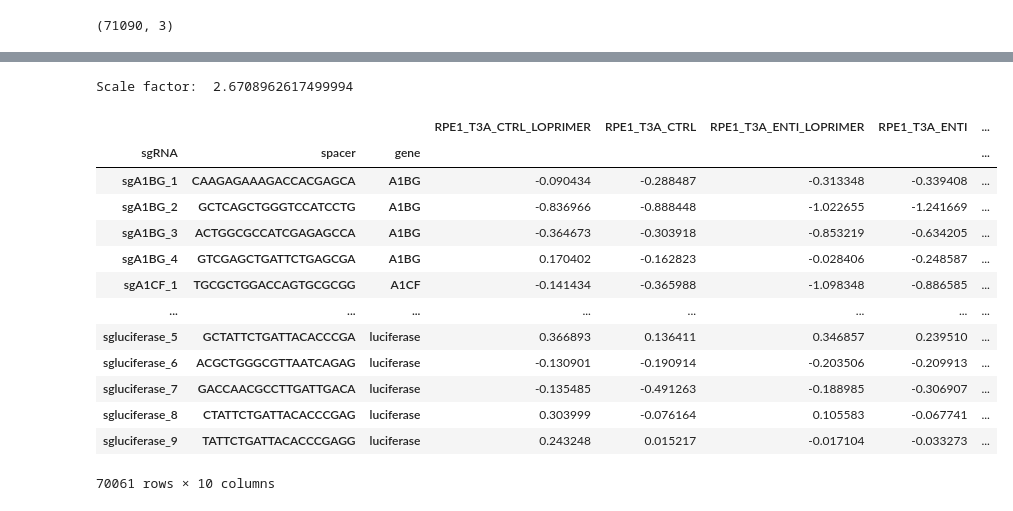
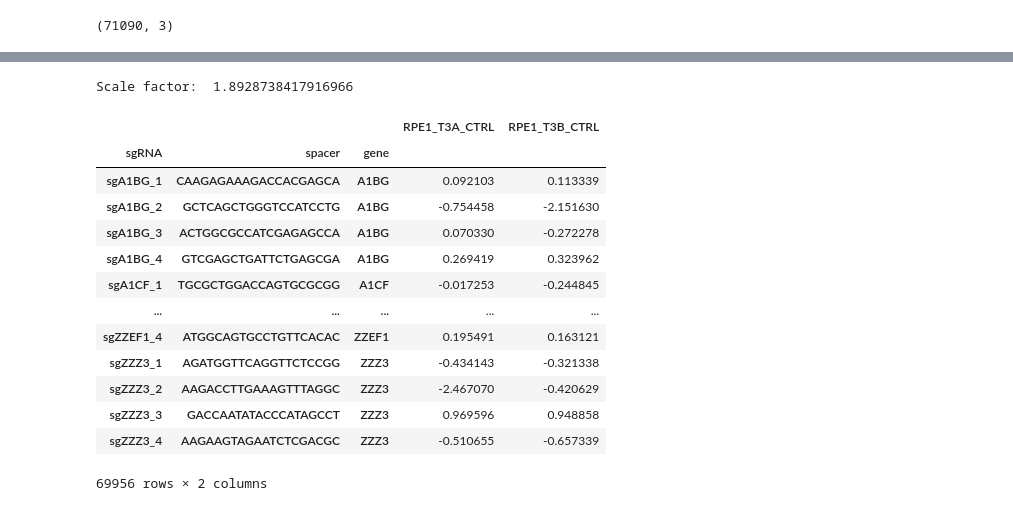
Before and after one commit to stefanusbernard/CRISPR-KO-library-survey, a Jupyter notebook: sgrna_logfc/normalize_tkov3_lfc.ipynb, the cells around one changed output, grey strips where cells are left out. Saved outputs shown, nothing was run; the diff lists cells and outputs as text; code cells hidden in the pictures.

```diff
--- a/sgrna_logfc/normalize_tkov3_lfc.ipynb
+++ b/sgrna_logfc/normalize_tkov3_lfc.ipynb
@@ -11,6 +11,9 @@ from function_to_normalize_sgrna_lfc import *
 # %%
 read_count = pd.read_csv("./tkov3_data/matrix-reads-by-gRNA-RPE1-drugZ.txt", sep ='\t')
 read_count[['gene', 'sgRNA']] = read_count['sgRNA'].str.split('_', n = 1, expand=True)
+
+# drop control genes (luciferase, LacZ, and EGPF)
+read_count = read_count[~read_count['gene'].str.contains('LacZ|luciferase|EGPF', case=False)]
 read_count = read_count.drop(columns=['GENE', 'gene'])
 read_count = read_count.rename(columns={'sgRNA':'spacer'})
 
@@ -18,8 +21,6 @@ read_count = read_count.rename(columns={'sgRNA':'spacer'})
 read_count = read_count[read_count['RPE1_T0'] > 30]
 
 # drop LOPRIMER data
-# read_count = read_count.drop(columns = ['RPE1_T3A_CTRL_LOPRIMER', 'RPE1_T3A_ENTI_LOPRIMER'])
-
-display(list(read_count))
-read_count
+read_count = read_count[['spacer', 'RPE1_T0', 'RPE1_T3A_CTRL', 'RPE1_T3B_CTRL']]
+display(read_count)
 # %% [output]
@@ -105,11 +94,7 @@ log_transformed_read_count
 # %%
-log_transformed_read_count_no_T0 = log_transformed_read_count.drop(columns=['RPE1_T0'])
+RPE1_T0 = log_transformed_read_count[['RPE1_T0']]
 
-# normalized the data across cell lines by centering around the median of guides targeting non-essential genes (in this case we cannot used control guides as it targets a gene instead of non-targeting)
-# controls in TKOv3 are EGFP, LacZ, and luciferase
-median_non_essential = np.median(log_transformed_read_count_no_T0[~log_transformed_read_count_no_T0.index.get_level_values(2).isin(list_common_essential)])
-display(median_non_essential)
-
-normalized_read_count = log_transformed_read_count_no_T0 - median_non_essential
-display(normalized_read_count)
+# Compute log-fold change relative to T0
+sgrna_lfc = log_transformed_read_count.drop(columns=['RPE1_T0']).subtract(RPE1_T0.values, axis = 0)
+sgrna_lfc
 # %% [output]
@@ -131,7 +115,7 @@ np.float64(7.658211482751795)
 # %%
-# compute sgRNA log fold change by subtracting the log-transformed normalized count from the plasmid library
-RPE1_T0 = log_transformed_read_count['RPE1_T0'] - median_non_essential
+# Center LFCs using non-essential guides
+non_essential_mask = ~log_transformed_read_count.index.get_level_values(2).isin(list_common_essential)
+median_non_essential = sgrna_lfc[non_essential_mask].median(axis=0)
 
-sgrna_lfc = normalized_read_count.subtract(RPE1_T0.values, axis=0)
-sgrna_lfc
+median_non_essential
 # %% [output]
@@ -152,10 +125,4 @@ sgrna_lfc
 # %%
-# check fold change of control sgRNAs
-# EGFP = sgrna_lfc[sgrna_lfc.index.get_level_values(2).isin(['EGFP'])].stack().values
-# LacZ = sgrna_lfc[sgrna_lfc.index.get_level_values(2).isin(['LacZ'])].stack().values
-# Luciferase = sgrna_lfc[sgrna_lfc.index.get_level_values(2).isin(['luciferase'])].stack().values
-
-# plt.boxplot([EGFP, LacZ, Luciferase], labels = ['EGFP', 'LacZ', 'luciferase'])
-# plt.axhline(y=0, color='r', linestyle='--')
-# plt.ylabel('read count of guides targeting control genes')
-# plt.show()
+# Subtract median of non-essential guides for each sample (normalized sgrna LFC)
+sgrna_lfc_normalized = sgrna_lfc - median_non_essential
+sgrna_lfc_normalized
@@ -162,23 +144,23 @@ sgrna_lfc
 # %%
 # scaled sgRNA log fold change by centering around the median LFC of guides targeting essential genes
-norm_sgrna_lfc_scaled, list_common_essential = scale_essential(sgrna_lfc)
+norm_sgrna_lfc_scaled, list_common_essential = scale_essential(sgrna_lfc_normalized)
 norm_sgrna_lfc_scaled
 # %% [output]
-Scale factor:  2.6708962617499994
+Scale factor:  1.8928738417916966
-|  |  |  | RPE1_T3A_CTRL_LOPRIMER | RPE1_T3A_CTRL | RPE1_T3A_ENTI_LOPRIMER | RPE1_T3A_ENTI | ... |
-| sgRNA | spacer | gene |  |  |  |  | ... |
-| sgA1BG_1 | CAAGAGAAAGACCACGAGCA | A1BG | -0.090434 | -0.288487 | -0.313348 | -0.339408 | ... |
-| sgA1BG_2 | GCTCAGCTGGGTCCATCCTG | A1BG | -0.836966 | -0.888448 | -1.022655 | -1.241669 | ... |
-| sgA1BG_3 | ACTGGCGCCATCGAGAGCCA | A1BG | -0.364673 | -0.303918 | -0.853219 | -0.634205 | ... |
-| sgA1BG_4 | GTCGAGCTGATTCTGAGCGA | A1BG | 0.170402 | -0.162823 | -0.028406 | -0.248587 | ... |
-| sgA1CF_1 | TGCGCTGGACCAGTGCGCGG | A1CF | -0.141434 | -0.365988 | -1.098348 | -0.886585 | ... |
-| ... | ... | ... | ... | ... | ... | ... | ... |
-| sgluciferase_5 | GCTATTCTGATTACACCCGA | luciferase | 0.366893 | 0.136411 | 0.346857 | 0.239510 | ... |
-| sgluciferase_6 | ACGCTGGGCGTTAATCAGAG | luciferase | -0.130901 | -0.190914 | -0.203506 | -0.209913 | ... |
-| sgluciferase_7 | GACCAACGCCTTGATTGACA | luciferase | -0.135485 | -0.491263 | -0.188985 | -0.306907 | ... |
-| sgluciferase_8 | CTATTCTGATTACACCCGAG | luciferase | 0.303999 | -0.076164 | 0.105583 | -0.067741 | ... |
-| sgluciferase_9 | TATTCTGATTACACCCGAGG | luciferase | 0.243248 | 0.015217 | -0.017104 | -0.033273 | ... |
+|  |  |  | RPE1_T3A_CTRL | RPE1_T3B_CTRL |
+| sgRNA | spacer | gene |  |  |
+| sgA1BG_1 | CAAGAGAAAGACCACGAGCA | A1BG | 0.092103 | 0.113339 |
+| sgA1BG_2 | GCTCAGCTGGGTCCATCCTG | A1BG | -0.754458 | -2.151630 |
+| sgA1BG_3 | ACTGGCGCCATCGAGAGCCA | A1BG | 0.070330 | -0.272278 |
+| sgA1BG_4 | GTCGAGCTGATTCTGAGCGA | A1BG | 0.269419 | 0.323962 |
+| sgA1CF_1 | TGCGCTGGACCAGTGCGCGG | A1CF | -0.017253 | -0.244845 |
+| ... | ... | ... | ... | ... |
+| sgZZEF1_4 | ATGGCAGTGCCTGTTCACAC | ZZEF1 | 0.195491 | 0.163121 |
+| sgZZZ3_1 | AGATGGTTCAGGTTCTCCGG | ZZZ3 | -0.434143 | -0.321338 |
+| sgZZZ3_2 | AAGACCTTGAAAGTTTAGGC | ZZZ3 | -2.467070 | -0.420629 |
+| sgZZZ3_3 | GACCAATATACCCATAGCCT | ZZZ3 | 0.969596 | 0.948858 |
+| sgZZZ3_4 | AAGAAGTAGAATCTCGACGC | ZZZ3 | -0.510655 | -0.657339 |
-70061 rows × 10 columns
+69956 rows × 2 columns
 # %%
 # check whether the normalization works (the median of lfc data should be around 0)
 sanity_check_scale_essential(sgrna_lfc, norm_sgrna_lfc_scaled, list_common_essential)
```
Also changed, not shown: parts of 9 cells of this notebook, 9 other files.
